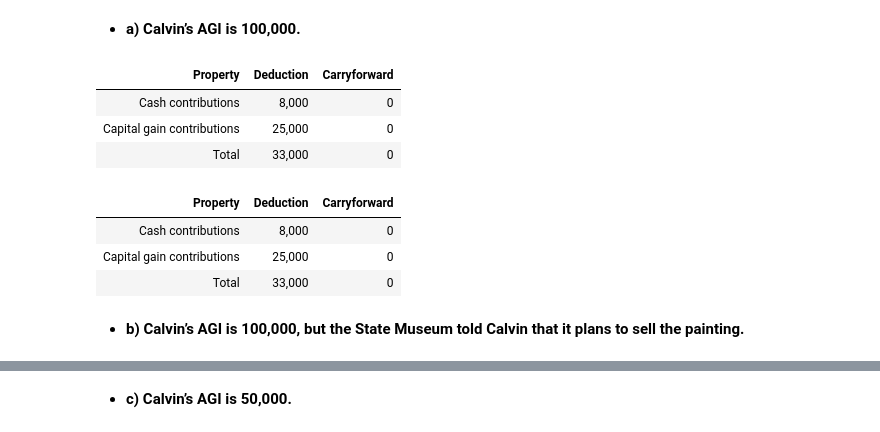
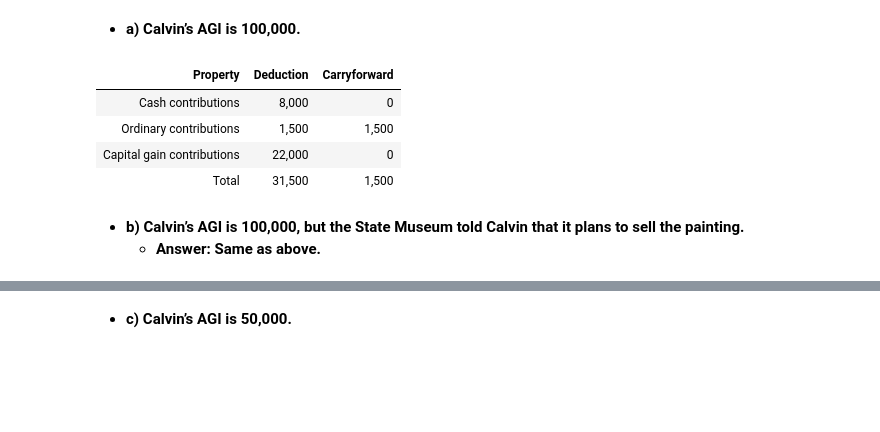
Before and after one commit to ekmartinez/Federal_Taxation, a Jupyter notebook: 05_Individual_Deductions/05_Individual_Deductions_Exercises.ipynb, the cells around one changed output, grey strips where cells are left out. Cells and saved outputs as stored; diff of their text form; code cells hidden in the pictures; blank space fills up the shorter version.

```diff
--- a/05_Individual_Deductions/05_Individual_Deductions_Exercises.ipynb
+++ b/05_Individual_Deductions/05_Individual_Deductions_Exercises.ipynb
@@ -783,79 +783,51 @@ Calculate Calvin’s charitable contribution deduction and carryover (if any) un
 - **a) Calvin’s AGI is 100,000.**
 # %%
 agi = 100000
+remaining_agi = agi
+
 cash = 8000
+ordinary_property = 3000
+cap_gain_property = 22000
+
 cash_limit = agi * .60
-cap_gain_property = 22000 + 3000
+ordinary_limit = ordinary_property * .50
 cap_gain_limit = agi * .30
 
-remaining_agi = agi
 cash_deduction = min(cash, cash_limit, remaining_agi)
 cash_carryforward = cash - cash_deduction
 remaining_agi -= cash_deduction
 
+ordinary_deduction = min(ordinary_property, ordinary_limit, remaining_agi)
+ordinary_carryforward = ordinary_property - ordinary_deduction
+remaining_agi -= ordinary_deduction
+
 cap_gain_deduction = min(cap_gain_property, cap_gain_limit, remaining_agi)
-cap_gain_carryforward = cap_gain_property - cap_gain_property
+cap_gain_carryforward = cap_gain_property - cap_gain_deduction
 remaining_agi -= cap_gain_deduction
 
-total_deductions = cash_deduction + cap_gain_deduction
-total_carryforward = cash_carryforward + cap_gain_carryforward
+total_deductions = cash_deduction + ordinary_deduction + cap_gain_deduction
+total_carryforward = cash_carryforward + ordinary_carryforward + cap_gain_carryforward
 
 results = {
-    "Property": ["Cash contributions", "Capital gain contributions"],
-    "Deduction": [cash_deduction, cap_gain_deduction],
-    "Carryforward": [cash_carryforward, cap_gain_carryforward],
+    "Property": ["Cash contributions", "Ordinary contributions", "Capital gain contributions"],
+    "Deduction": [cash_deduction, ordinary_deduction, cap_gain_deduction],
+    "Carryforward": [cash_carryforward, ordinary_carryforward, cap_gain_carryforward],
 }
 
 df = pd.DataFrame(results)
 total = pd.DataFrame(([{"Property": "Total", "Deduction": total_deductions, "Carryforward": total_carryforward}]))
 df = pd.concat([df, total], ignore_index=True)
 
 df["Deduction"] = df["Deduction"].map("{:,.0f}".format)
 df["Carryforward"] = df["Carryforward"].map("{:,.0f}".format)
 
 display(HTML(df.to_html(index=False)))
 # %% [output]
 | Property | Deduction | Carryforward |
 | Cash contributions | 8,000 | 0 |
-| Capital gain contributions | 25,000 | 0 |
-| Total | 33,000 | 0 |
+| Ordinary contributions | 1,500 | 1,500 |
+| Capital gain contributions | 22,000 | 0 |
+| Total | 31,500 | 1,500 |
-# %%
-agi = 100000
-cash = 8000
-cash_limit = agi * .60
-cap_gain_property = 22000 + 3000
-cap_gain_limit = agi * .30
-
-remaining_agi = agi
-cash_deduction = min(cash, cash_limit, remaining_agi)
-cash_carryforward = cash - cash_deduction
-remaining_agi -= cash_deduction
-
-cap_gain_deduction = min(cap_gain_property, cap_gain_limit, remaining_agi)
-cap_gain_carryforward = cap_gain_property - cap_gain_property
-remaining_agi -= cap_gain_deduction
-
-total_deductions = cash_deduction + cap_gain_deduction
-total_carryforward = cash_carryforward + cap_gain_carryforward
-
-results = {
-    "Property": ["Cash contributions", "Capital gain contributions"],
-    "Deduction": [cash_deduction, cap_gain_deduction],
-    "Carryforward": [cash_carryforward, cap_gain_carryforward],
-}
-
-df = pd.DataFrame(results)
-total = pd.DataFrame(([{"Property": "Total", "Deduction": total_deductions, "Carryforward": total_carryforward}]))
-df = pd.concat([df, total], ignore_index=True)
-
-df["Deduction"] = df["Deduction"].map("{:,.0f}".format)
-df["Carryforward"] = df["Carryforward"].map("{:,.0f}".format)
-
-display(HTML(df.to_html(index=False)))
-# %% [output]
-| Property | Deduction | Carryforward |
-| Cash contributions | 8,000 | 0 |
-| Capital gain contributions | 25,000 | 0 |
-| Total | 33,000 | 0 |
 # %% [markdown]
 - **b) Calvin’s AGI is 100,000, but the State Museum told Calvin that it plans to sell the painting.**
+    - **Answer: Same as above.**
```
Also changed, not shown: parts of 4 cells of this notebook.
